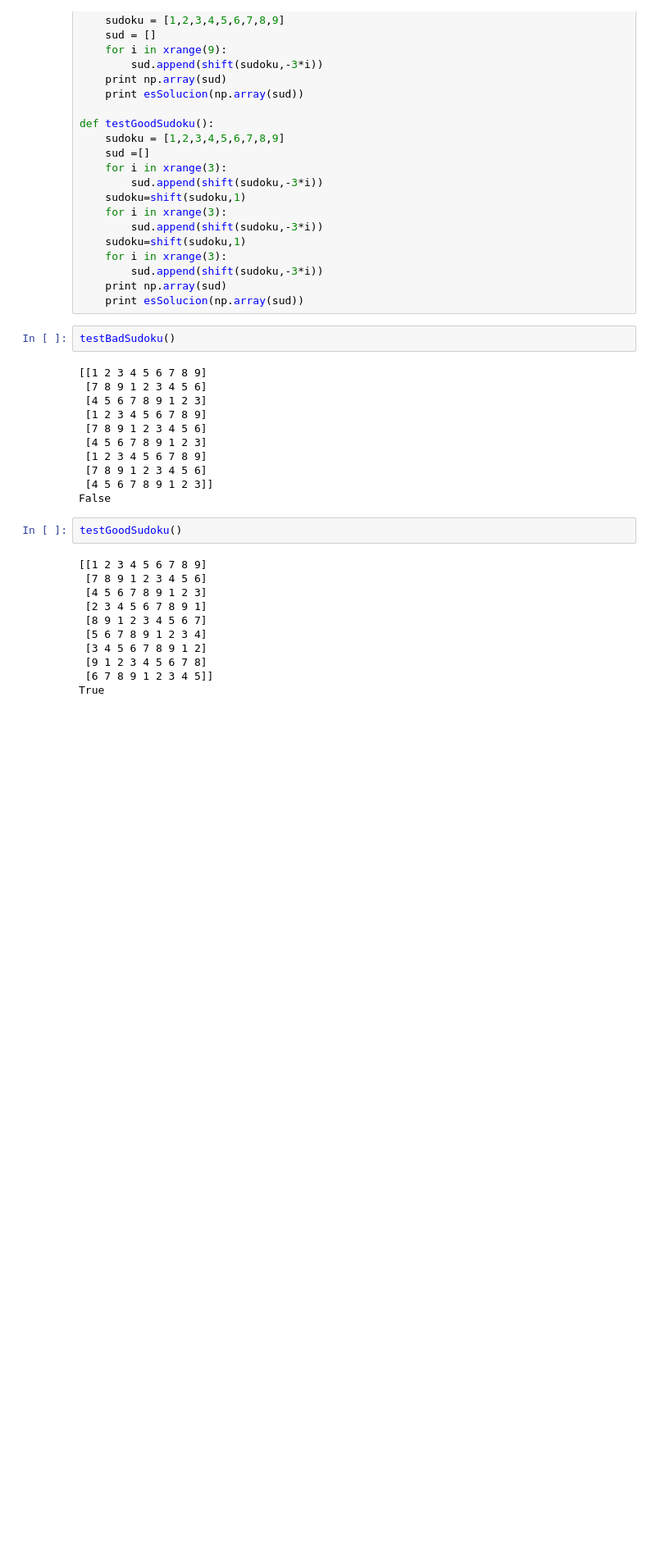
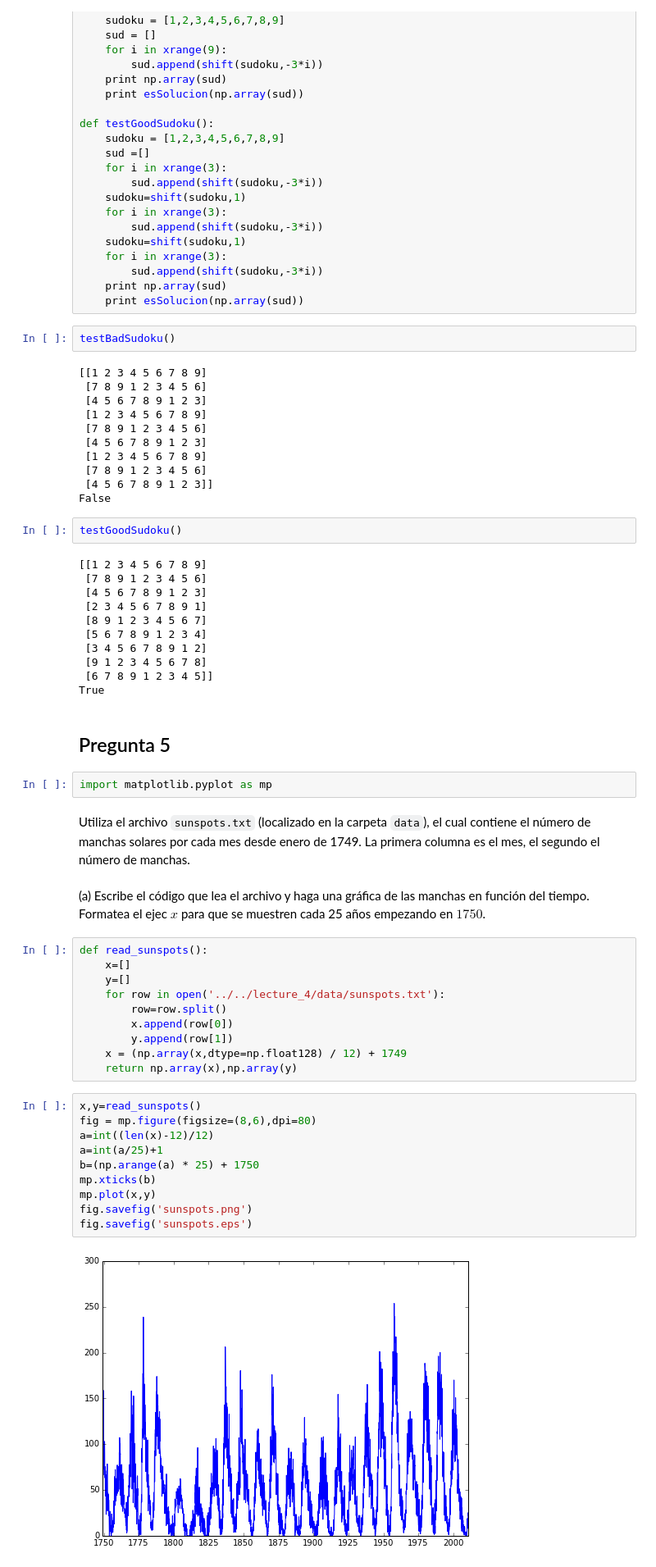
Before and after one commit to terandes/mate-computacional, a Jupyter notebook: alumnos/manemarron/NumPy_tarea.ipynb, the cells around one changed output. Shown at 82% size. Saved outputs shown, nothing was run; the diff lists cells and outputs as text; blank space fills up the shorter version.

Commit message:
se agregaron graficas de sunspots a tarea

```diff
--- a/alumnos/manemarron/NumPy_tarea.ipynb
+++ b/alumnos/manemarron/NumPy_tarea.ipynb
@@ -263,3 +259,33 @@ testGoodSudoku()
  [9 1 2 3 4 5 6 7 8]
  [6 7 8 9 1 2 3 4 5]]
 True
+# %% [markdown]
+## Pregunta 5
+# %%
+import matplotlib.pyplot as mp
+# %% [markdown]
+Utiliza el archivo `sunspots.txt` (localizado en la carpeta `data`), el cual contiene el número de manchas solares por cada mes desde enero de 1749. La primera columna es el mes, el segundo el número de manchas.
+# %% [markdown]
+(a) Escribe el código que lea el archivo y haga una gráfica de las manchas en función del tiempo. Formatea el ejec $x$ para que se muestren cada 25 años empezando en $1750$.
+# %%
+def read_sunspots():
+    x=[]
+    y=[]
+    for row in open('../../lecture_4/data/sunspots.txt'):
+        row=row.split()
+        x.append(row[0])
+        y.append(row[1])
+    x = (np.array(x,dtype=np.float128) / 12) + 1749
+    return np.array(x),np.array(y)
+# %%
+x,y=read_sunspots()
+fig = mp.figure(figsize=(8,6),dpi=80)
+a=int((len(x)-12)/12)
+a=int(a/25)+1
+b=(np.arange(a) * 25) + 1750
+mp.xticks(b)
+mp.plot(x,y)
+fig.savefig('sunspots.png')
+fig.savefig('sunspots.eps')
+# %% [output]
+[figure, added]
```
Also changed, not shown: parts of 5 cells of this notebook, 2 other files.
